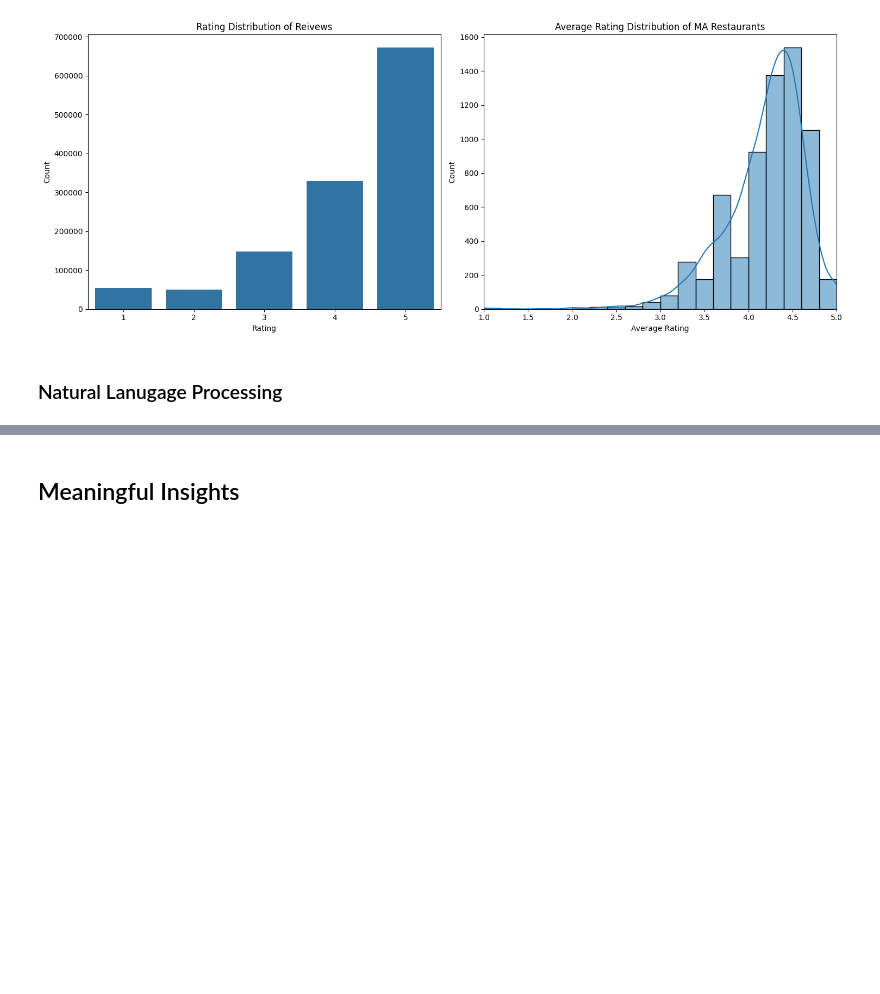
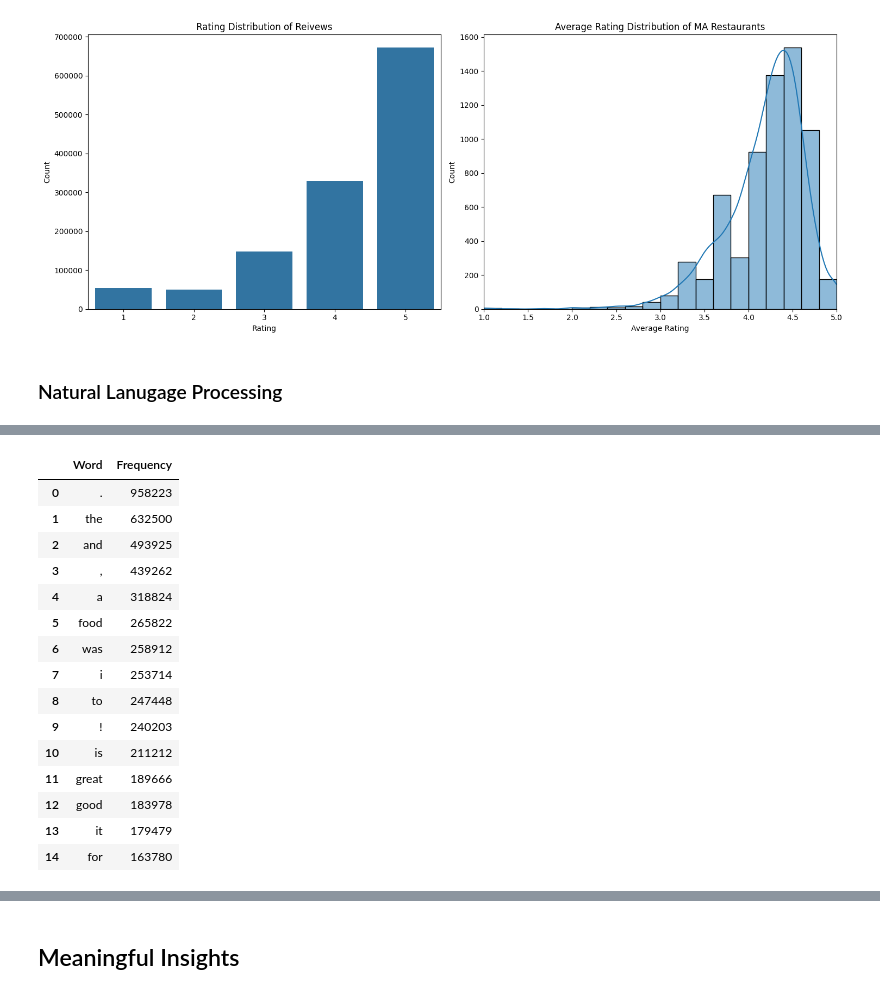
Before and after one commit to yuqinbailey/Restaurant-Rec-Google-Reviews, a Jupyter notebook: 3_EDA_Planning.ipynb, the cells around one changed output, grey strips where cells are left out. Drawn from its saved outputs; the diff is of its cells as text; code cells hidden in the pictures; blank space fills up the shorter version.

```diff
--- a/3_EDA_Planning.ipynb
+++ b/3_EDA_Planning.ipynb
@@ -205,0 +210,26 @@ plt.show()
+# %%
+tokens = [word_tokenize(text.lower()) for text in all_text]
+flat_tokens = [item for sublist in tokens for item in sublist]
+
+# Compute the frequency distribution of the words
+freq_dist = FreqDist(flat_tokens)
+
+# Display the most common words
+pd.DataFrame(freq_dist.most_common(15), columns=['Word', 'Frequency'])
+# %% [output]
+|  | Word | Frequency |
+| 0 | . | 958223 |
+| 1 | the | 632500 |
+| 2 | and | 493925 |
+| 3 | , | 439262 |
+| 4 | a | 318824 |
+| 5 | food | 265822 |
+| 6 | was | 258912 |
+| 7 | i | 253714 |
+| 8 | to | 247448 |
+| 9 | ! | 240203 |
+| 10 | is | 211212 |
+| 11 | great | 189666 |
+| 12 | good | 183978 |
+| 13 | it | 179479 |
+| 14 | for | 163780 |
```
Also changed, not shown: parts of 4 cells of this notebook.
